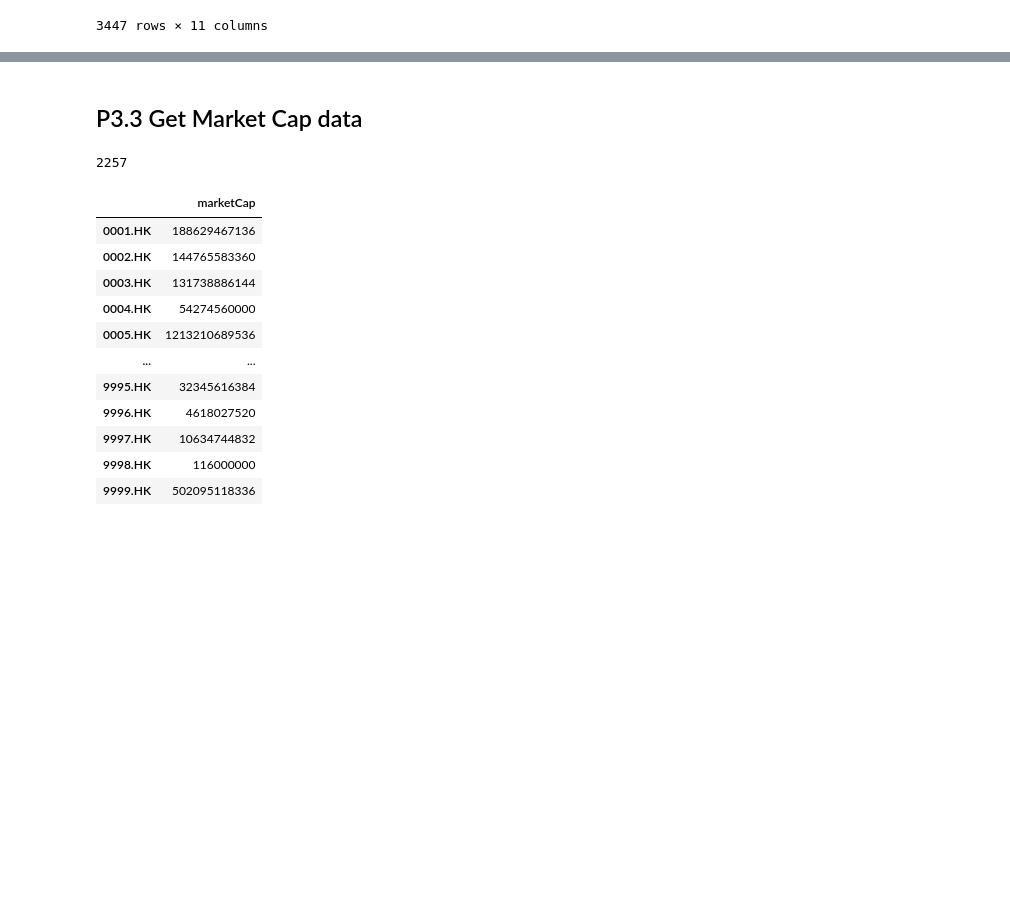
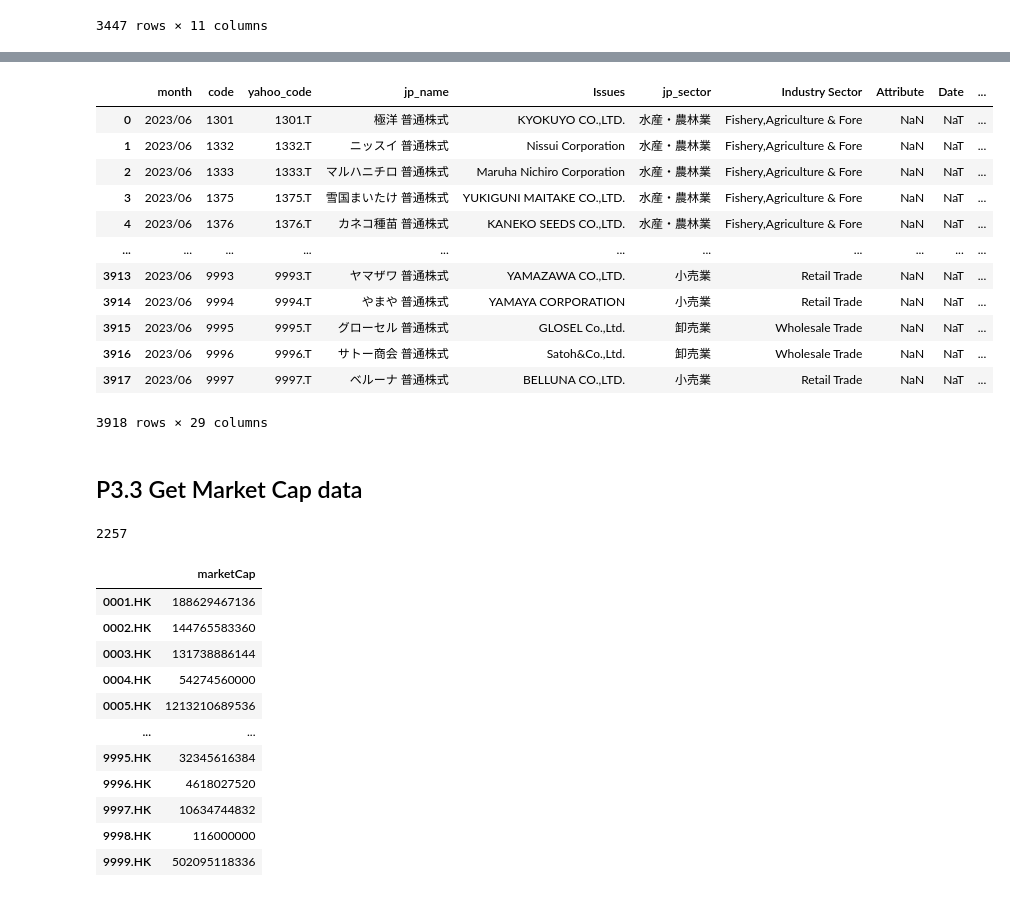
Before and after one commit to ckyma/exchatbook, a Jupyter notebook: getYahooData.ipynb, the cells around one changed output, grey strips where cells are left out. Saved outputs shown, nothing was run; the diff lists cells and outputs as text; code cells hidden in the pictures; blank space fills up the shorter version.

```diff
--- a/getYahooData.ipynb
+++ b/getYahooData.ipynb
@@ -1779,3 +1797,21 @@ nasdaq_list
+# %%
+# Import the JPX list as of 2023-07-17
+jpx_list = pd.read_excel("stock_list.xlsx", sheet_name = "jpx")
+jpx_list
+# %% [output]
+|  | month | code | yahoo_code | jp_name | Issues | jp_sector | Industry Sector | Attribute | Date | ... |
+| 0 | 2023/06 | 1301 | 1301.T | 極洋 普通株式 | KYOKUYO CO.,LTD. | 水産・農林業 | Fishery,Agriculture & Fore | NaN | NaT | ... |
+| 1 | 2023/06 | 1332 | 1332.T | ニッスイ 普通株式 | Nissui Corporation | 水産・農林業 | Fishery,Agriculture & Fore | NaN | NaT | ... |
+| 2 | 2023/06 | 1333 | 1333.T | マルハニチロ 普通株式 | Maruha Nichiro Corporation | 水産・農林業 | Fishery,Agriculture & Fore | NaN | NaT | ... |
+| 3 | 2023/06 | 1375 | 1375.T | 雪国まいたけ 普通株式 | YUKIGUNI MAITAKE CO.,LTD. | 水産・農林業 | Fishery,Agriculture & Fore | NaN | NaT | ... |
+| 4 | 2023/06 | 1376 | 1376.T | カネコ種苗 普通株式 | KANEKO SEEDS CO.,LTD. | 水産・農林業 | Fishery,Agriculture & Fore | NaN | NaT | ... |
+| ... | ... | ... | ... | ... | ... | ... | ... | ... | ... | ... |
+| 3913 | 2023/06 | 9993 | 9993.T | ヤマザワ 普通株式 | YAMAZAWA CO.,LTD. | 小売業 | Retail Trade | NaN | NaT | ... |
+| 3914 | 2023/06 | 9994 | 9994.T | やまや 普通株式 | YAMAYA CORPORATION | 小売業 | Retail Trade | NaN | NaT | ... |
+| 3915 | 2023/06 | 9995 | 9995.T | グローセル 普通株式 | GLOSEL Co.,Ltd. | 卸売業 | Wholesale Trade | NaN | NaT | ... |
+| 3916 | 2023/06 | 9996 | 9996.T | サトー商会 普通株式 | Satoh&Co.,Ltd. | 卸売業 | Wholesale Trade | NaN | NaT | ... |
+| 3917 | 2023/06 | 9997 | 9997.T | ベルーナ 普通株式 | BELLUNA CO.,LTD. | 小売業 | Retail Trade | NaN | NaT | ... |
+3918 rows × 29 columns
 # %% [markdown]
 ## P3.3 Get Market Cap data
 # %%
```
Also changed, not shown: parts of 10 cells of this notebook, 7 other files.
